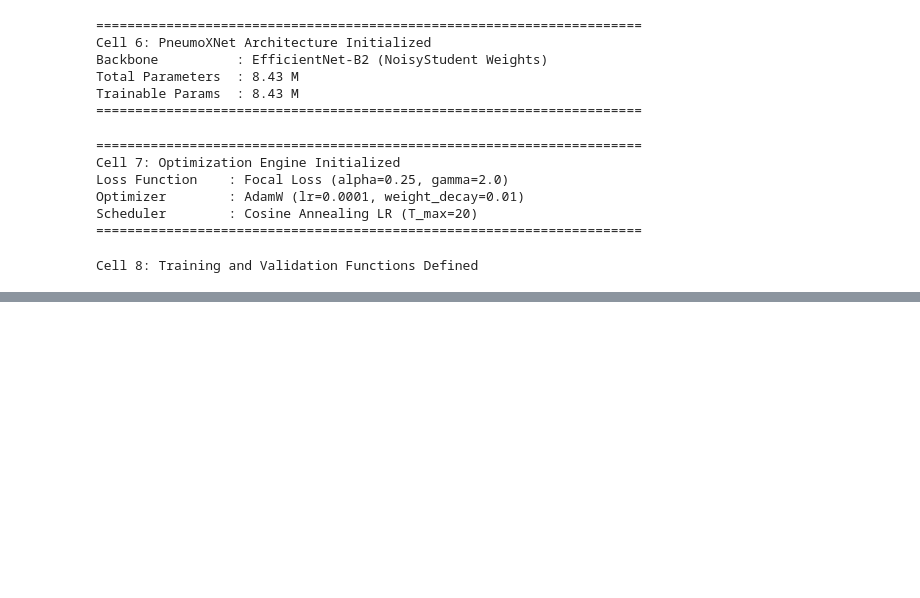
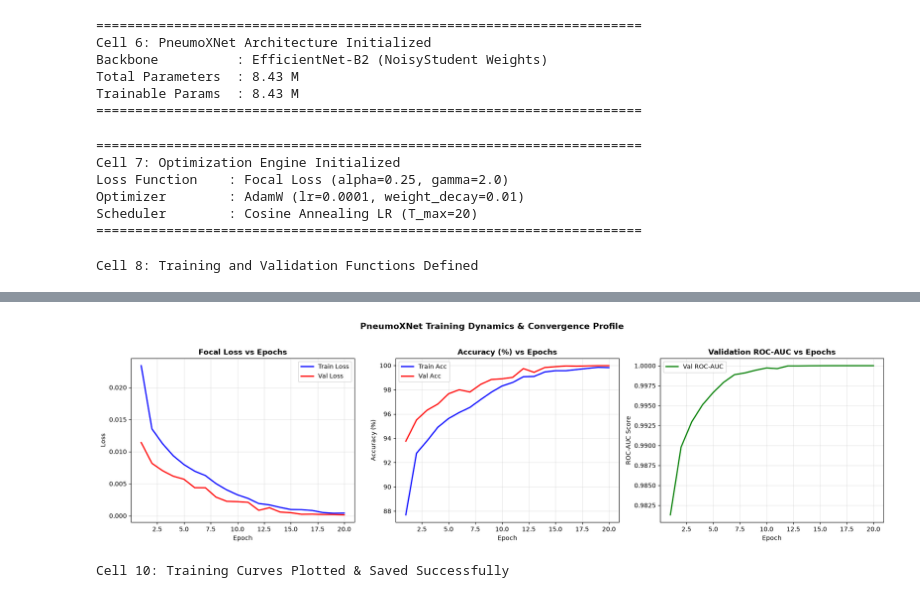
Before and after one commit to jaimulhaque/Pneumonia-MultiModel-XAI, a Jupyter notebook: notebooks/14_PneumoXNet_Baseline_Training.ipynb, the cells around one changed output, grey strips where cells are left out. Saved outputs shown, nothing was run; the diff lists cells and outputs as text; code cells hidden in the pictures; blank space fills up the shorter version.

Commit message:
Update training notebook

```diff
--- a/notebooks/14_PneumoXNet_Baseline_Training.ipynb
+++ b/notebooks/14_PneumoXNet_Baseline_Training.ipynb
@@ -489,0 +534,45 @@ KeyboardInterrupt:
+# %%
+# ============================================================
+# Cell 10: Plot Training Dynamics & Convergence Curves
+# ============================================================
+import matplotlib.pyplot as plt
+
+epochs_range = range(1, EPOCHS + 1)
+
+fig, axes = plt.subplots(1, 3, figsize=(18, 5))
+
+# 1. Loss Curve
+axes[0].plot(epochs_range, history['train_loss'], label='Train Loss', color='blue', lw=2)
+axes[0].plot(epochs_range, history['val_loss'], label='Val Loss', color='red', lw=2)
+axes[0].set_title('Focal Loss vs Epochs', fontsize=12, fontweight='bold')
+axes[0].set_xlabel('Epoch')
+axes[0].set_ylabel('Loss')
+axes[0].legend()
+axes[0].grid(True, alpha=0.3)
+
+# 2. Accuracy Curve
+axes[1].plot(epochs_range, [acc * 100 for acc in history['train_acc']], label='Train Acc', color='blue', lw=2)
+axes[1].plot(epochs_range, [acc * 100 for acc in history['val_acc']], label='Val Acc', color='red', lw=2)
+axes[1].set_title('Accuracy (%) vs Epochs', fontsize=12, fontweight='bold')
+axes[1].set_xlabel('Epoch')
+axes[1].set_ylabel('Accuracy (%)')
+axes[1].legend()
+axes[1].grid(True, alpha=0.3)
+
+# 3. Validation ROC-AUC Curve
+axes[2].plot(epochs_range, history['val_auc'], label='Val ROC-AUC', color='green', lw=2)
+axes[2].set_title('Validation ROC-AUC vs Epochs', fontsize=12, fontweight='bold')
+axes[2].set_xlabel('Epoch')
+axes[2].set_ylabel('ROC-AUC Score')
+axes[2].legend()
+axes[2].grid(True, alpha=0.3)
+
+plt.suptitle('PneumoXNet Training Dynamics & Convergence Profile', fontsize=14, y=1.02, fontweight='bold')
+plt.tight_layout()
+plt.savefig(RESULTS_DIR / "pneumoxnet_training_curves.png", dpi=300, bbox_inches='tight')
+plt.show()
+
+print("Cell 10: Training Curves Plotted & Saved Successfully")
+# %% [output]
+[figure, added]
+Cell 10: Training Curves Plotted & Saved Successfully
```
Also changed, not shown: parts of 1 cell of this notebook.
